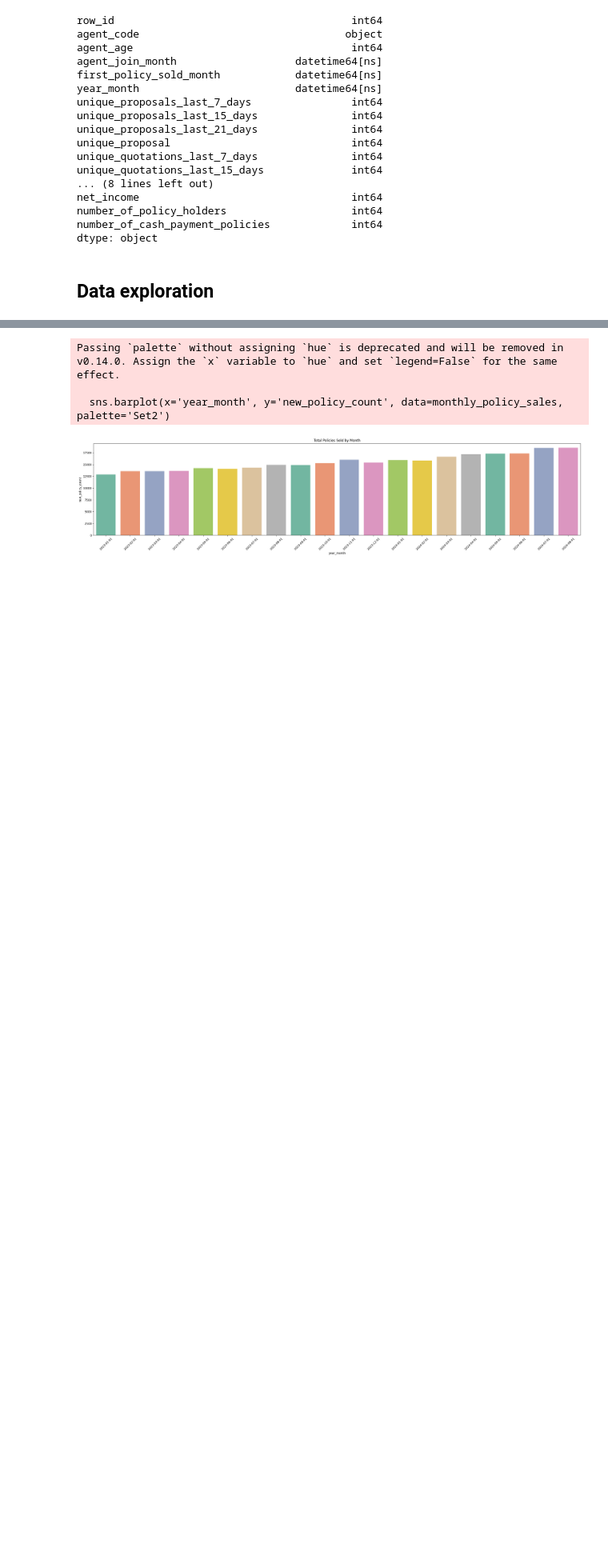
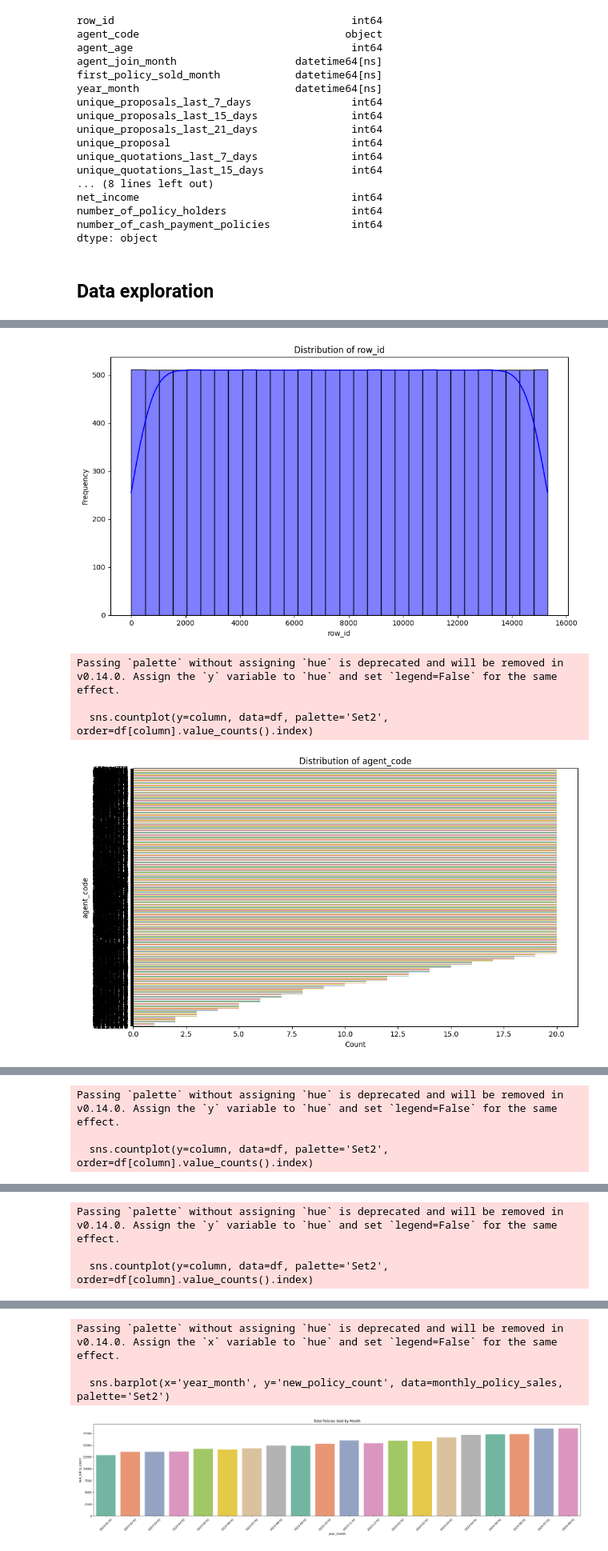
Before and after one commit to rivindu-ashinsa/data-storm-DeepCell, a Jupyter notebook: notebooks/EDA.ipynb, the cells around one changed output, grey strips where cells are left out. Shown at 80% size. Saved outputs shown, nothing was run; the diff lists cells and outputs as text; code cells hidden in the pictures; blank space fills up the shorter version.

Commit message:
visualizations

```diff
--- a/notebooks/EDA.ipynb
+++ b/notebooks/EDA.ipynb
@@ -109,0 +112,24 @@ import seaborn as sns
+# %%
+# Visualize the distribution of all features
+for column in df.columns:
+    plt.figure(figsize=(10, 6))
+    if df[column].dtype == 'object':
+        # Bar plot for categorical features
+        sns.countplot(y=column, data=df, palette='Set2', order=df[column].value_counts().index)
+        plt.title(f'Distribution of {column}')
+        plt.xlabel('Count')
+        plt.ylabel(column)
+    else:
+        # Histogram for numerical features
+        sns.histplot(df[column], kde=True, bins=30, color='blue')
+        plt.title(f'Distribution of {column}')
+        plt.xlabel(column)
+        plt.ylabel('Frequency')
+    plt.tight_layout()
+    plt.show()
+# %% [output]
+[figure, added]
+Passing `palette` without assigning `hue` is deprecated and will be removed in v0.14.0. Assign the `y` variable to `hue` and set `legend=False` for the same effect.
+
+  sns.countplot(y=column, data=df, palette='Set2', order=df[column].value_counts().index)
+[figure, added]
@@ -109,0 +137,3 @@ import seaborn as sns
+Passing `palette` without assigning `hue` is deprecated and will be removed in v0.14.0. Assign the `y` variable to `hue` and set `legend=False` for the same effect.
+
+  sns.countplot(y=column, data=df, palette='Set2', order=df[column].value_counts().index)
@@ -109,0 +141,3 @@ import seaborn as sns
+Passing `palette` without assigning `hue` is deprecated and will be removed in v0.14.0. Assign the `y` variable to `hue` and set `legend=False` for the same effect.
+
+  sns.countplot(y=column, data=df, palette='Set2', order=df[column].value_counts().index)
```
Also changed, not shown: parts of 3 cells of this notebook.
